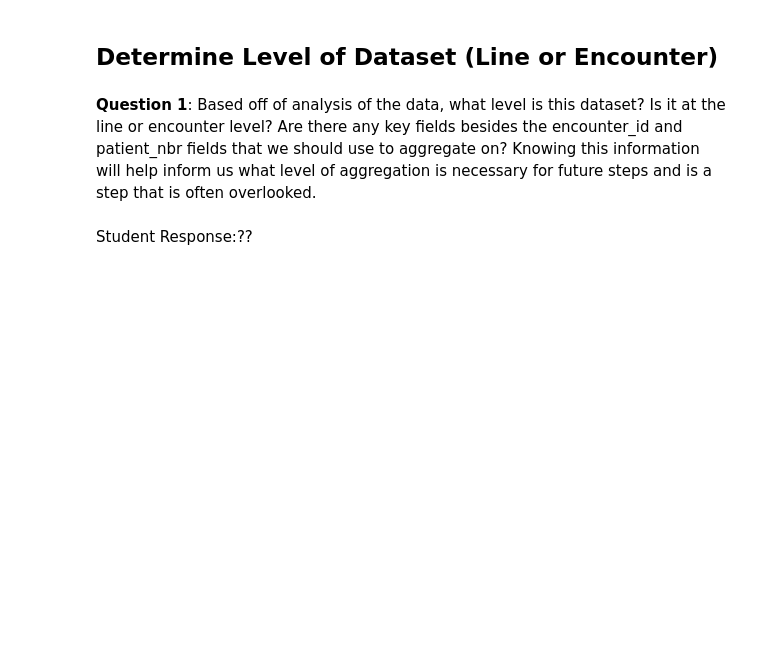
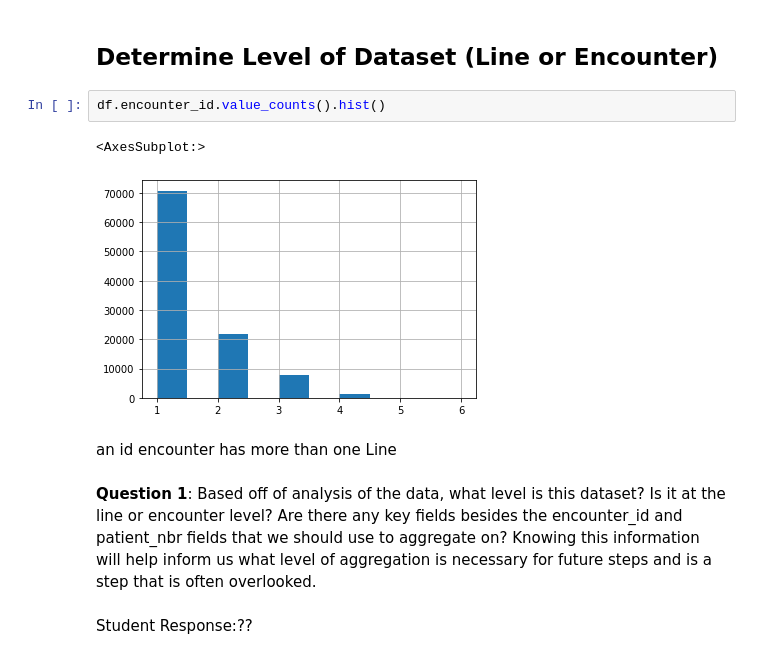
Before and after one commit to G94/ai_for_healthcare, a Jupyter notebook: patient_selection/starter_code/student_project.ipynb, the cells around one changed output. Saved outputs shown, nothing was run; the diff lists cells and outputs as text; blank space fills up the shorter version.

```diff
--- a/patient_selection/starter_code/student_project.ipynb
+++ b/patient_selection/starter_code/student_project.ipynb
@@ -103,6 +103,13 @@ df.head()
 | 4 | 16680 | 42519267 | Caucasian | Male | [40-50) | ? | 1 | ... |
 # %% [markdown]
 ## Determine Level of Dataset (Line or Encounter)
+# %%
+df.encounter_id.value_counts().hist()
+# %% [output]
+<AxesSubplot:>
+[figure, added]
+# %% [markdown]
+an id encounter has more than one Line
 # %% [markdown]
 **Question 1**: Based off of analysis of the data, what level is this dataset? Is it at the line or encounter level? Are there any key fields besides the encounter_id and patient_nbr fields that we should use to aggregate on? Knowing this information will help inform us what level of aggregation is necessary for future steps and is a step that is often overlooked.
 # %% [markdown]
```
Also changed, not shown: parts of 24 cells of this notebook.
